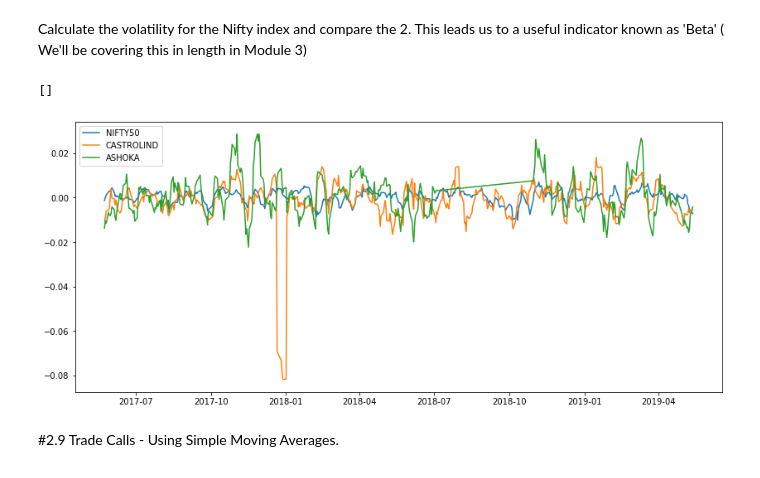
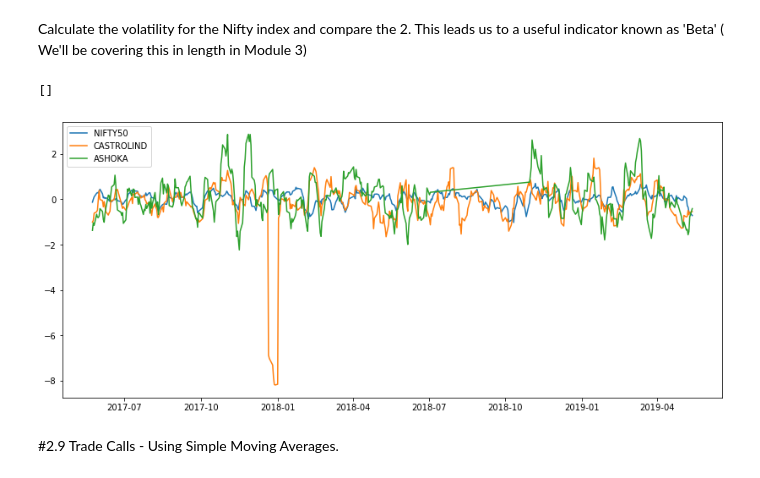
Before and after one commit to rishi-29-02/Basics-of-Financial-Market, a Jupyter notebook: Module_2.ipynb, the cells around one changed output. Drawn from its saved outputs; the diff is of its cells as text; code cells hidden in the pictures.

```diff
--- a/Module_2.ipynb
+++ b/Module_2.ipynb
@@ -385,11 +388,11 @@ data_1 = pd.DataFrame({'ASHOKA':ashoka['Close Price'],
                        'BOMDYEING':bombayd['Close Price'],
                        'CASTROLIND':castro['Close Price']})
 
-data_1_pct = pd.DataFrame({'ASHOKA':ashoka['Close Price'].pct_change(),
-                       'BAJAJELEC':bajaje['Close Price'].pct_change(),
-                       'BAJFINANCE':bajajf['Close Price'].pct_change(),
-                       'BOMDYEING':bombayd['Close Price'].pct_change(),
-                       'CASTROLIND':castro['Close Price'].pct_change()}).dropna()
+data_1_pct = pd.DataFrame({'ASHOKA':ashoka['Close Price'].pct_change()*100,
+                       'BAJAJELEC':bajaje['Close Price'].pct_change()*100,
+                       'BAJFINANCE':bajajf['Close Price'].pct_change()*100,
+                       'BOMDYEING':bombayd['Close Price'].pct_change()*100,
+                       'CASTROLIND':castro['Close Price'].pct_change()*100}).dropna()
 data_1_pct
 # %% [output]
 |  | ASHOKA | BAJAJELEC | BAJFINANCE | BOMDYEING | CASTROLIND |
@@ -461,22 +464,22 @@ Calculate the volatility for the Nifty index and compare the 2. This leads us to
 # %%
 df_nifty = pd.read_csv('Nifty50.csv')
 df_nifty.Date = pd.to_datetime(df_nifty.Date)
 df_nifty.set_index('Date', inplace=True)
 
-df_nifty_pct = df_nifty['Close'].pct_change().dropna()
+df_nifty_pct = df_nifty['Close'].pct_change().dropna() * 100
 
 df_nifty_rolling_mean = df_nifty_pct.rolling(7, axis=0).mean().dropna()
-df_castro_rolling_mean = castro['Close Price'].pct_change().rolling(7, axis=0).mean().dropna()
+df_castro_rolling_mean = castro['Close Price'].pct_change().rolling(7, axis=0).mean().dropna() *100
 
 plt.figure(figsize=(14, 6))
 plt.plot(df_nifty_rolling_mean, label='NIFTY50')
 plt.plot(df_castro_rolling_mean, label='CASTROLIND')
 plt.plot(df_ashoka_seven_day_rolling_av, label='ASHOKA')
 plt.legend()
 plt.plot()
 # %% [output]
 []
-[figure, old version]
+[figure, new version]
 # %% [markdown]
 #2.9 Trade Calls - Using Simple Moving Averages.
 # %% [markdown]
```
Also changed, not shown: parts of 18 cells of this notebook.
